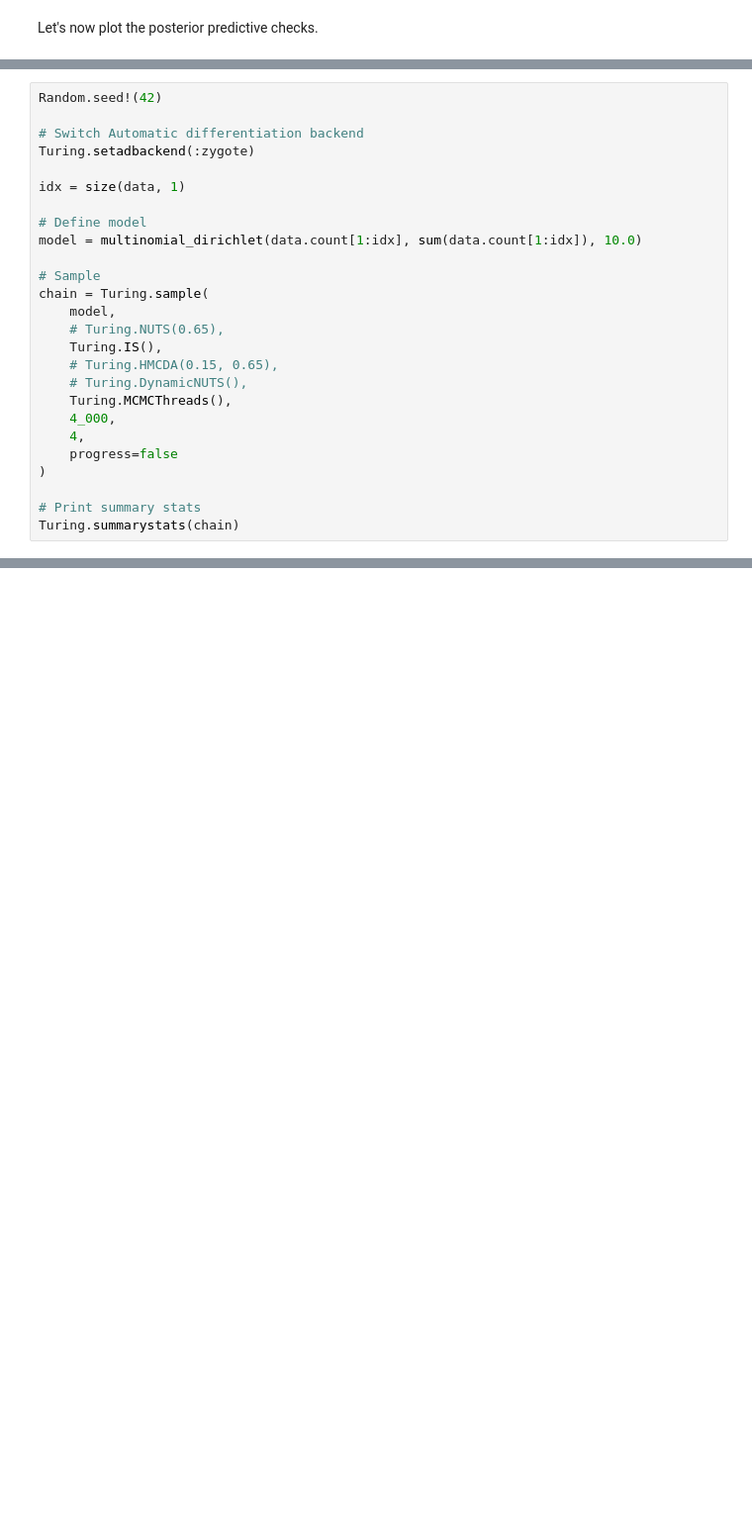
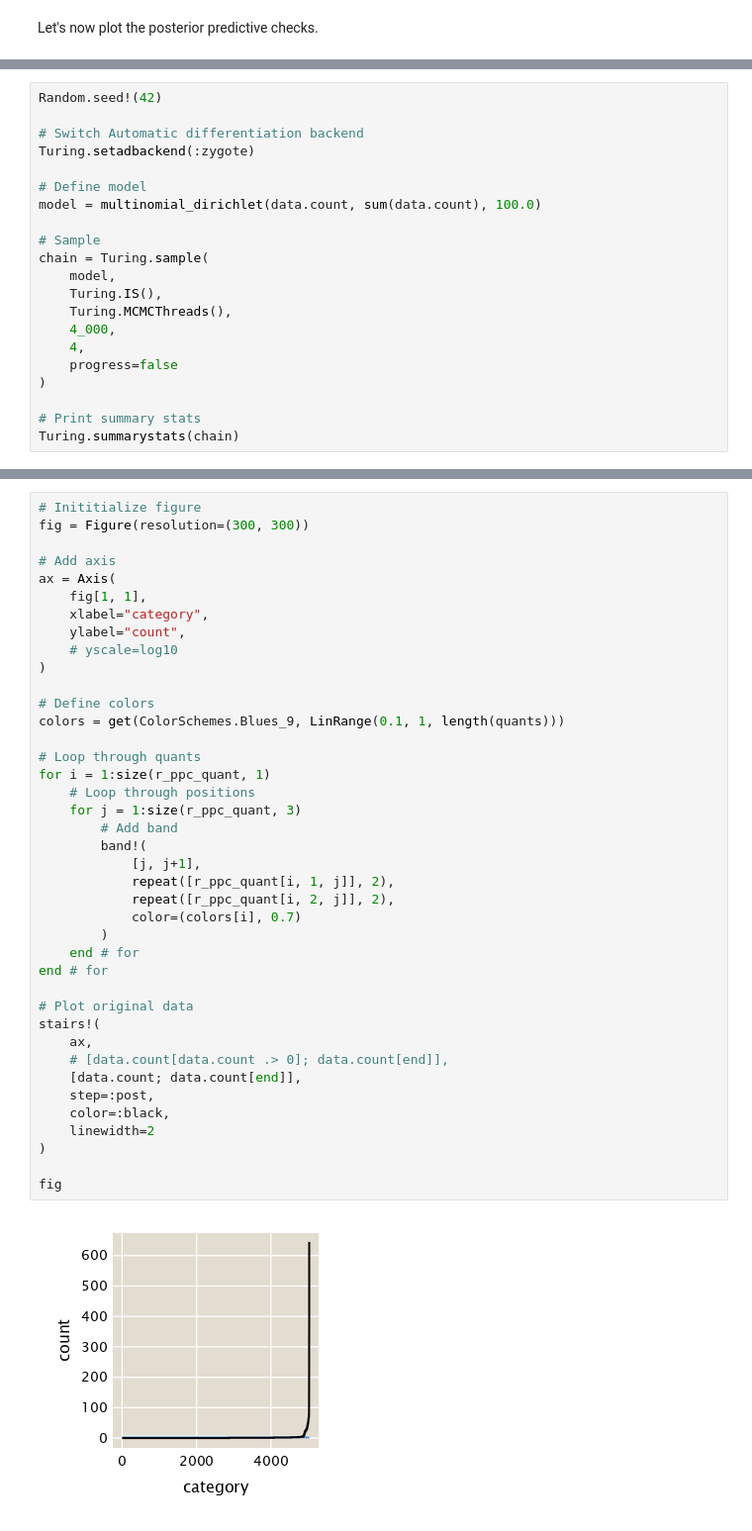
Before and after one commit to mrazomej/bayesian_fitness, a Jupyter notebook: code/exploratory/bayesian_multinomial_dirichlet.ipynb, the cells around one changed output, grey strips where cells are left out. Shown at 99% size. Cells and saved outputs as stored; diff of their text form; blank space fills up the shorter version.

```diff
--- a/code/exploratory/bayesian_multinomial_dirichlet.ipynb
+++ b/code/exploratory/bayesian_multinomial_dirichlet.ipynb
@@ -253,18 +296,13 @@ Random.seed!(42)
 # Switch Automatic differentiation backend
 Turing.setadbackend(:zygote)
 
-idx = size(data, 1)
-
 # Define model
-model = multinomial_dirichlet(data.count[1:idx], sum(data.count[1:idx]), 10.0)
+model = multinomial_dirichlet(data.count, sum(data.count), 100.0)
 
 # Sample
 chain = Turing.sample(
     model,
-    # Turing.NUTS(0.65),
     Turing.IS(),
-    # Turing.HMCDA(0.15, 0.65),
-    # Turing.DynamicNUTS(),
     Turing.MCMCThreads(),
     4_000,
     4,
@@ -275,0 +374,42 @@ Turing.summarystats(chain)
+# %%
+# Inititialize figure
+fig = Figure(resolution=(300, 300))
+
+# Add axis
+ax = Axis(
+    fig[1, 1],
+    xlabel="category",
+    ylabel="count",
+    # yscale=log10
+)
+
+# Define colors
+colors = get(ColorSchemes.Blues_9, LinRange(0.1, 1, length(quants)))
+
+# Loop through quants
+for i = 1:size(r_ppc_quant, 1)
+    # Loop through positions
+    for j = 1:size(r_ppc_quant, 3)
+        # Add band
+        band!(
+            [j, j+1],
+            repeat([r_ppc_quant[i, 1, j]], 2),
+            repeat([r_ppc_quant[i, 2, j]], 2),
+            color=(colors[i], 0.7)
+        )
+    end # for
+end # for
+
+# Plot original data
+stairs!(
+    ax,
+    # [data.count[data.count .> 0]; data.count[end]],
+    [data.count; data.count[end]],
+    step=:post,
+    color=:black,
+    linewidth=2
+)
+
+fig
+# %% [output]
+[figure, added]
```
Also changed, not shown: parts of 22 cells of this notebook.
